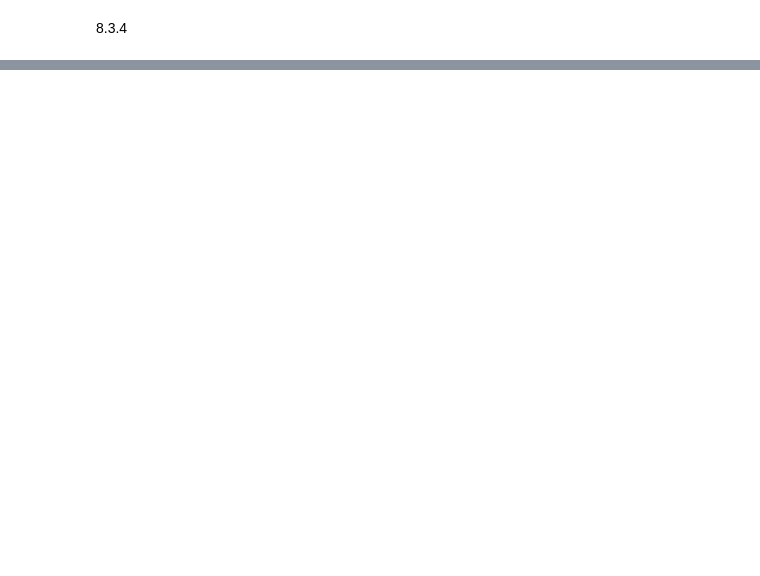
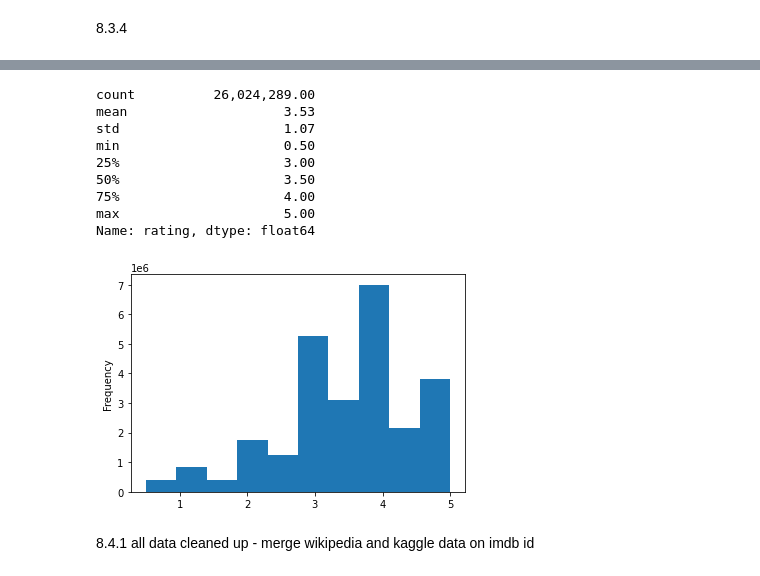
Before and after one commit to MDHetrick/Movies-ETL, a Jupyter notebook: Module/Module.ipynb, the cells around one changed output, grey strips where cells are left out. Drawn from its saved outputs; the diff is of its cells as text; code cells hidden in the pictures; blank space fills up the shorter version.

```diff
--- a/Module/Module.ipynb
+++ b/Module/Module.ipynb
@@ -201,0 +898,21 @@ episode_df.head()
+# %%
+#assign to timestamp column
+ratings['timestamp'] = pd.to_datetime(ratings['timestamp'], unit='s')
+# %%
+#pull up histogram to scan for errors
+pd.options.display.float_format = '{:20,.2f}'.format
+ratings['rating'].plot(kind='hist')
+ratings['rating'].describe()
+# %% [output]
+count          26,024,289.00
+mean                    3.53
+std                     1.07
+min                     0.50
+25%                     3.00
+50%                     3.50
+75%                     4.00
+max                     5.00
+Name: rating, dtype: float64
+[figure, added]
+# %% [markdown]
+8.4.1 all data cleaned up - merge wikipedia and kaggle data on imdb id
```
Also changed, not shown: parts of 125 cells of this notebook.
